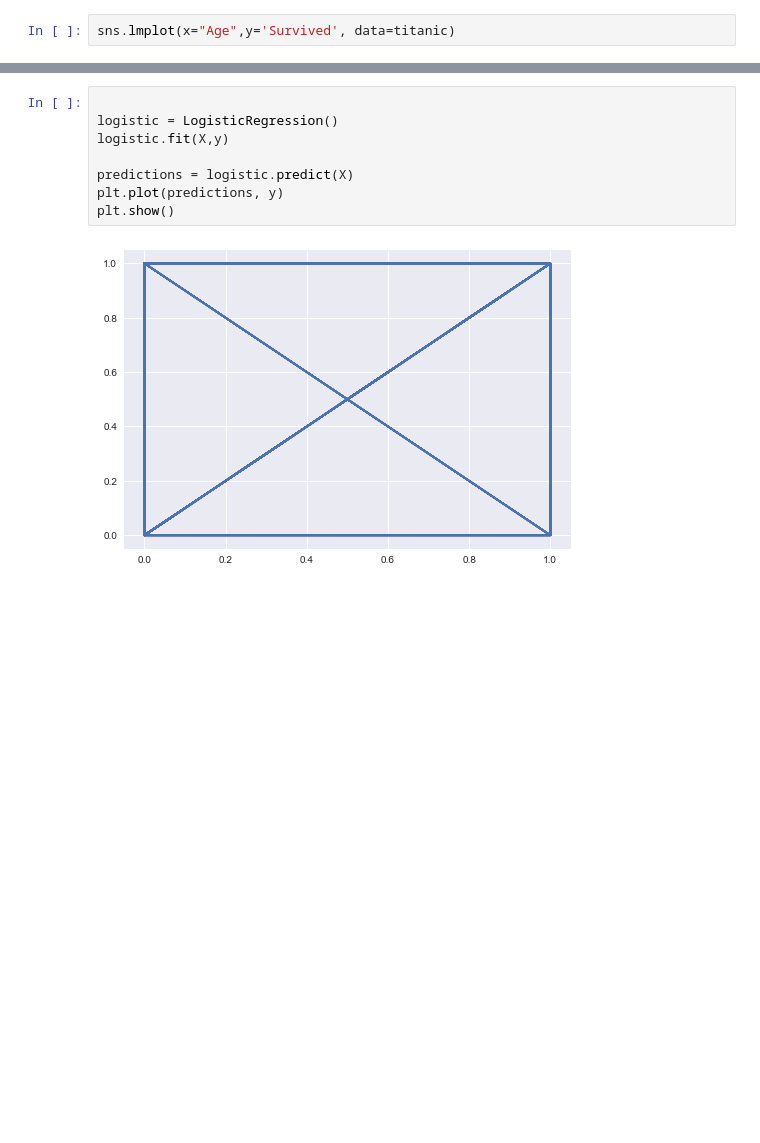
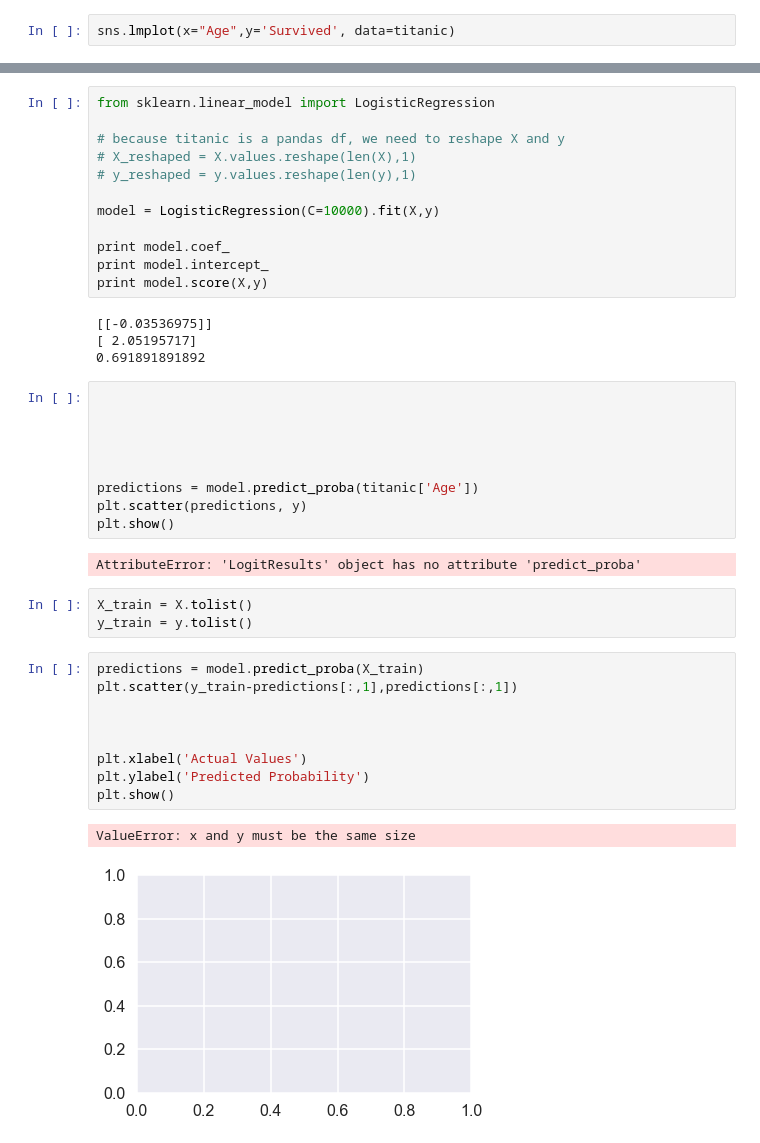
Before and after one commit to matthewbrems/old, a Jupyter notebook: projects/03-Project/starter-code/logistic-regression-ppt.ipynb, the cells around one changed output, grey strips where cells are left out. Drawn from its saved outputs; the diff is of its cells as text; blank space fills up the shorter version.

```diff
--- a/projects/03-Project/starter-code/logistic-regression-ppt.ipynb
+++ b/projects/03-Project/starter-code/logistic-regression-ppt.ipynb
@@ -62,10 +95,42 @@ sns.residplot(x="Age",y='Survived', data=titanic)
+# %%
+from sklearn.linear_model import LogisticRegression
+
+# because titanic is a pandas df, we need to reshape X and y
+# X_reshaped = X.values.reshape(len(X),1)
+# y_reshaped = y.values.reshape(len(y),1)
+
+model = LogisticRegression(C=10000).fit(X,y)
+
+print model.coef_
+print model.intercept_
+print model.score(X,y)
+# %% [output]
+[[-0.03536975]]
+[ 2.05195717]
+0.691891891892
 # %%
 
-logistic = LogisticRegression()
-logistic.fit(X,y)
 
-predictions = logistic.predict(X)
-plt.plot(predictions, y)
+
+
+
+predictions = model.predict_proba(titanic['Age'])
+plt.scatter(predictions, y)
 plt.show()
 # %% [output]
-[figure, removed]
+AttributeError: 'LogitResults' object has no attribute 'predict_proba'
+# %%
+X_train = X.tolist()
+y_train = y.tolist()
+# %%
+predictions = model.predict_proba(X_train)
+plt.scatter(y_train-predictions[:,1],predictions[:,1])
+
+
+
+plt.xlabel('Actual Values')
+plt.ylabel('Predicted Probability')
+plt.show()
+# %% [output]
+ValueError: x and y must be the same size
+[figure, added]
```
Also changed, not shown: parts of 8 cells of this notebook, 5 other files.
